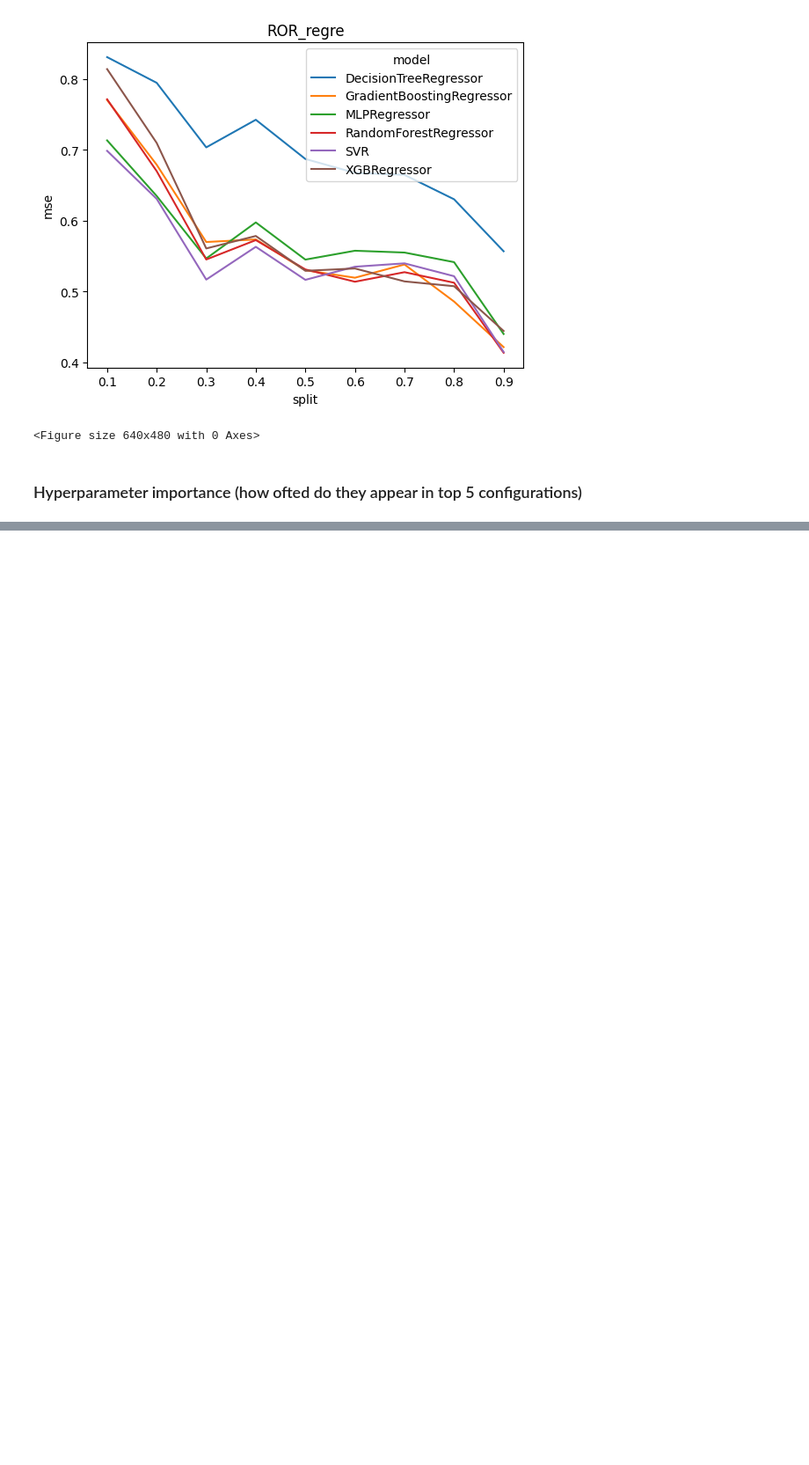
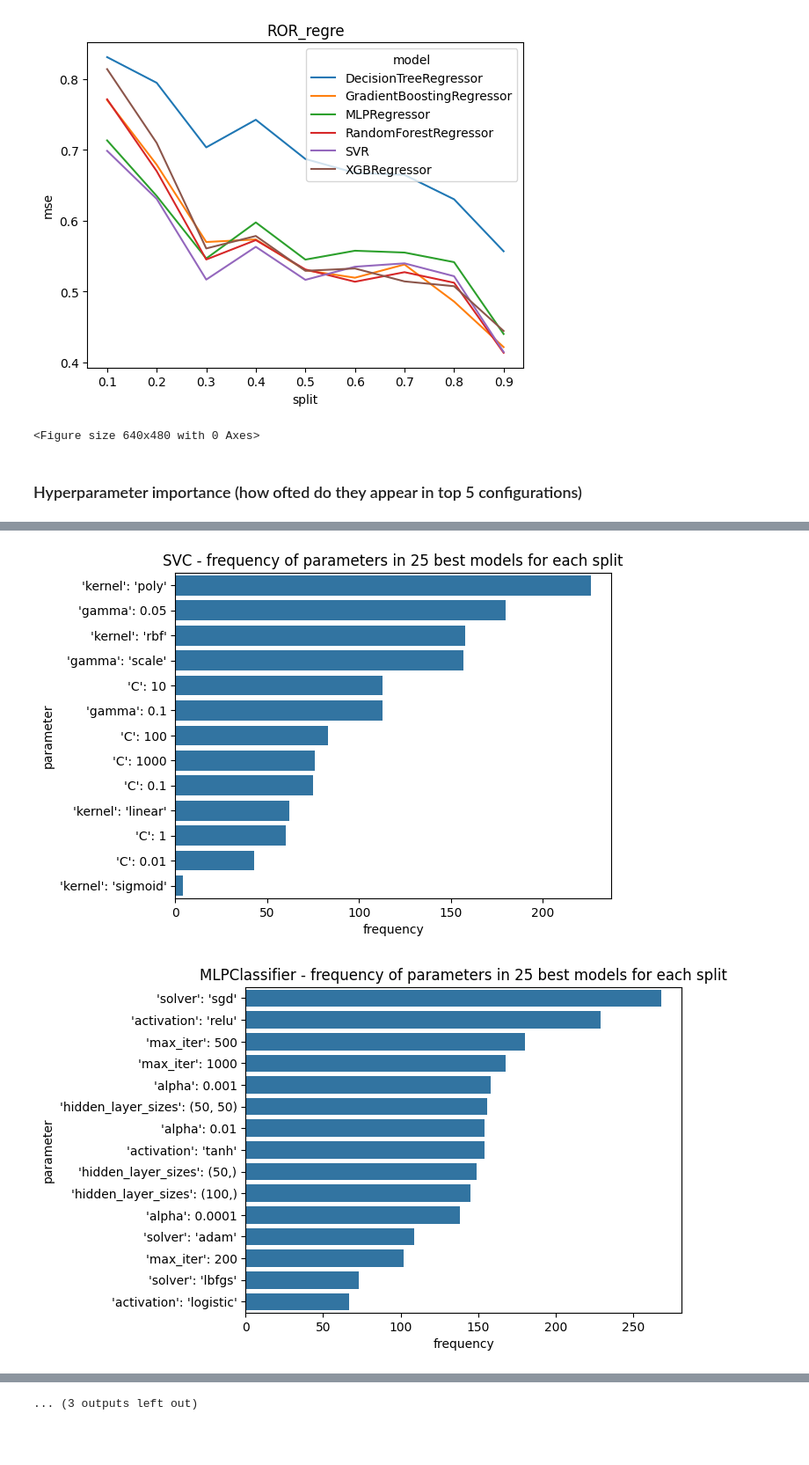
Before and after one commit to mateugazi/czasteczkowa-inzynierka, a Jupyter notebook: experiments/Standardized Pipeline/result_analysis.ipynb, the cells around one changed output, grey strips where cells are left out. Shown at 88% size. Cells and saved outputs as stored; diff of their text form; code cells hidden in the pictures; blank space fills up the shorter version.

Commit message:
Parameter frequency plots

```diff
--- a/experiments/Standardized Pipeline/result_analysis.ipynb
+++ b/experiments/Standardized Pipeline/result_analysis.ipynb
@@ -13,7 +13,7 @@ top5 = {}
 best_models = {}
 best_models_split = {}
 hyperparameter_rank = {}
-top_models_evaluated = 10
+top_models_evaluated = 25
 # %%
 for dataset in main_datasets:
     df = pd.read_csv(r"Merged runs/" + dataset + ".csv")
@@ -233 +233,18 @@ hyperparameter_rank
  'LinearRegression': [('', 56)]}
+# %%
+parameter_df = pd.DataFrame(columns=["model", "parameter", "frequency"])
+for model, parameters in hyperparameter_rank.items():
+    for parameter in parameters:
+        parameter_df.loc[len(parameter_df.index)] = [model, parameter[0], parameter[1]]
+# %%
+for model in parameter_df['model'].unique():
+    mask = parameter_df['model'] == model
+    data = parameter_df[mask]
+
+    sns.barplot(data=data, y="parameter", x="frequency", orient="h").set(title=model + " - frequency of parameters in " + str(top_models_evaluated) + " best models for each split")
+    #plt.xticks(rotation=90)
+    plt.savefig(r"C:\Users\wojci\Documents\GitHub\czasteczkowa-inzynierka\experiments\plots\\param_freq_" + model + ".png")
+    plt.figure()
+# %% [output]
+[figure, added]
+[figure, added]
@@ -234,2 +261,3 @@ hyperparameter_rank
+... (3 outputs left out)
 # %% [markdown]
 ###
```
Also changed, not shown: parts of 2 cells of this notebook, 14 other files.
